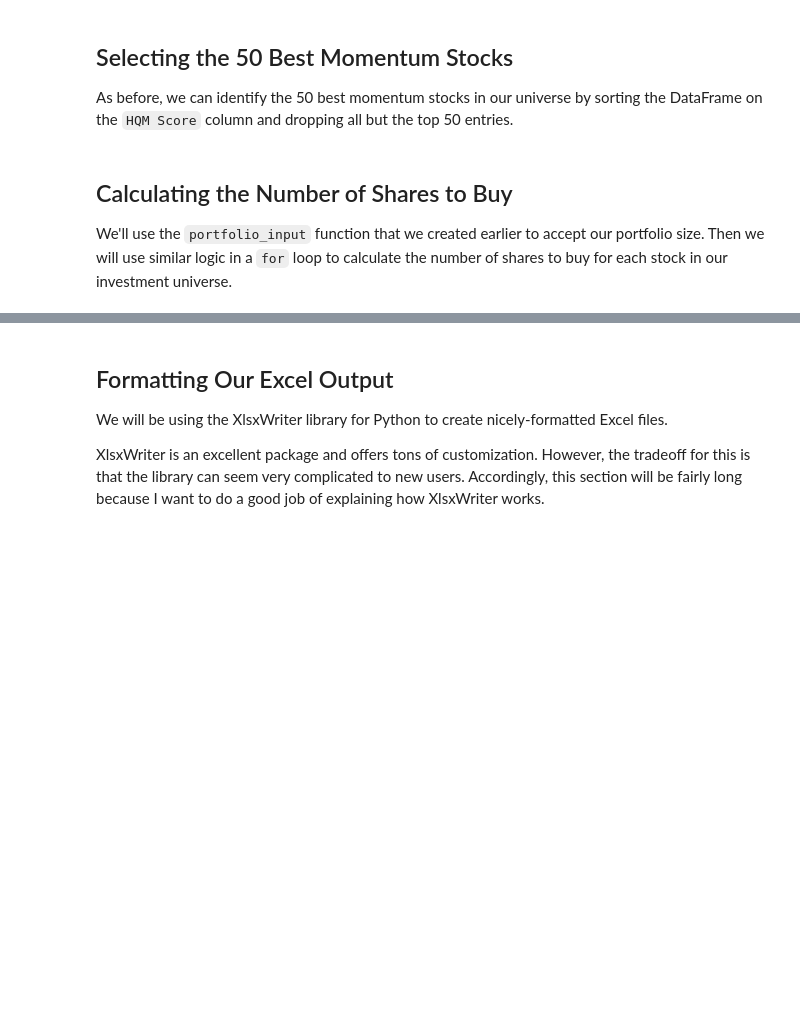
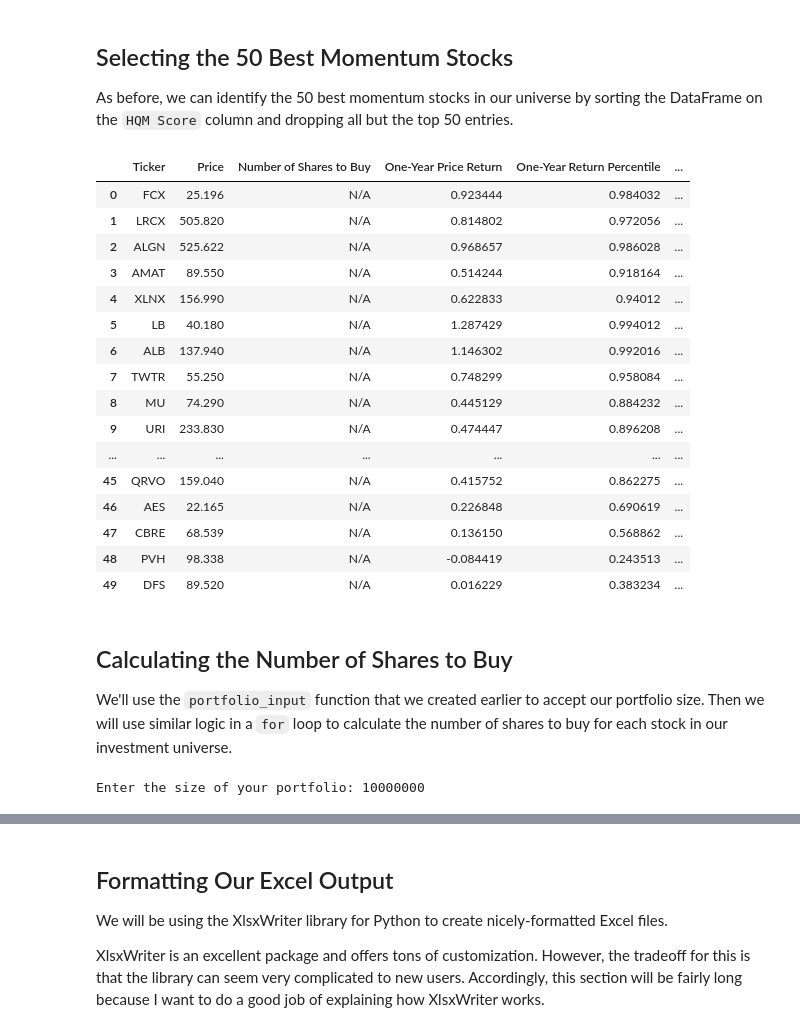
Before and after one commit to MrNullPointer/Algorithmic-Stock-Trading, a Jupyter notebook: starter_files/002_quantitative_momentum_strategy.ipynb, the cells around one changed output, grey strips where cells are left out. Cells and saved outputs as stored; diff of their text form; code cells hidden in the pictures; blank space fills up the shorter version.

Commit message:
Add the momentum strategy algorithm

```diff
--- a/starter_files/002_quantitative_momentum_strategy.ipynb
+++ b/starter_files/002_quantitative_momentum_strategy.ipynb
@@ -21,7 +21,7 @@ import xlsxwriter
 
 As before, we'll need to import our list of stocks and our API token before proceeding. Make sure the `.csv` file is still in your working directory and import it with the following command:
 # %%
-stocks = pd.read_csv('sp_500_stocks.csv')
+stocks = pd.read_csv('sp_500_stocks_v1.csv')
 from secrets import IEX_CLOUD_API_TOKEN
 # %% [markdown]
 ## Making Our First API Call
@@ -131,3 +283,24 @@ We now need to calculate momentum percentile scores for every stock in the unive
 * `One-Month Price Return`
 
 Here's how we'll do this:
+# %%
+time_periods = [
+                'One-Year',
+                'Six-Month',
+                'Three-Month',
+                'One-Month'
+                ]
+
+for row in hqm_dataframe.index:
+    for time_period in time_periods:
+        change_col = f'{time_period} Price Return'
+        percentile_column = f'{time_period} Return Percentile'
+        hqm_dataframe.loc[row, percentile_column] = stats.percentileofscore(hqm_dataframe[change_col], hqm_dataframe.loc[row, change_col])/100
+
+
+# Print each percentile score to make sure it was calculated properly
+for time_period in time_periods:
+    print(hqm_dataframe[f'{time_period} Return Percentile'])
+
+#Print the entire DataFrame
+hqm_dataframe
@@ -139,3 +343,12 @@ We'll now calculate our `HQM Score`, which is the high-quality momentum score th
 The `HQM Score` will be the arithmetic mean of the 4 momentum percentile scores that we calculated in the last section.
 
 To calculate arithmetic mean, we will use the `mean` function from Python's built-in `statistics` module.
+# %%
+from statistics import mean
+
+for row in hqm_dataframe.index:
+    momentum_percentiles = []
+    for time_period in time_periods:
+        momentum_percentiles.append(hqm_dataframe.loc[row, f'{time_period} Return Percentile'])
+    hqm_dataframe.loc[row, 'HQM Score'] = mean(momentum_percentiles)
+hqm_dataframe
@@ -143,7 +370,34 @@ To calculate arithmetic mean, we will use the `mean` function from Python's buil
 ## Selecting the 50 Best Momentum Stocks
 
 As before, we can identify the 50 best momentum stocks in our universe by sorting the DataFrame on the `HQM Score` column and dropping all but the top 50 entries.
+# %%
+hqm_dataframe.sort_values(by = 'HQM Score', ascending = False, inplace = True)
+hqm_dataframe = hqm_dataframe[:50]
+hqm_dataframe.reset_index(inplace = True, drop = True)
+hqm_dataframe
+# %% [output]
+|  | Ticker | Price | Number of Shares to Buy | One-Year Price Return | One-Year Return Percentile | ... |
+| 0 | FCX | 25.196 | N/A | 0.923444 | 0.984032 | ... |
+| 1 | LRCX | 505.820 | N/A | 0.814802 | 0.972056 | ... |
+| 2 | ALGN | 525.622 | N/A | 0.968657 | 0.986028 | ... |
+| 3 | AMAT | 89.550 | N/A | 0.514244 | 0.918164 | ... |
+| 4 | XLNX | 156.990 | N/A | 0.622833 | 0.94012 | ... |
+| 5 | LB | 40.180 | N/A | 1.287429 | 0.994012 | ... |
+| 6 | ALB | 137.940 | N/A | 1.146302 | 0.992016 | ... |
+| 7 | TWTR | 55.250 | N/A | 0.748299 | 0.958084 | ... |
+| 8 | MU | 74.290 | N/A | 0.445129 | 0.884232 | ... |
+| 9 | URI | 233.830 | N/A | 0.474447 | 0.896208 | ... |
+| ... | ... | ... | ... | ... | ... | ... |
+| 45 | QRVO | 159.040 | N/A | 0.415752 | 0.862275 | ... |
+| 46 | AES | 22.165 | N/A | 0.226848 | 0.690619 | ... |
+| 47 | CBRE | 68.539 | N/A | 0.136150 | 0.568862 | ... |
+| 48 | PVH | 98.338 | N/A | -0.084419 | 0.243513 | ... |
+| 49 | DFS | 89.520 | N/A | 0.016229 | 0.383234 | ... |
 # %% [markdown]
 ## Calculating the Number of Shares to Buy
 
 We'll use the `portfolio_input` function that we created earlier to accept our portfolio size. Then we will use similar logic in a `for` loop to calculate the number of shares to buy for each stock in our investment universe.
+# %%
+portfolio_input()
+# %% [output]
+Enter the size of your portfolio: 10000000
```
Also changed, not shown: parts of 14 cells of this notebook, 3 other files.
